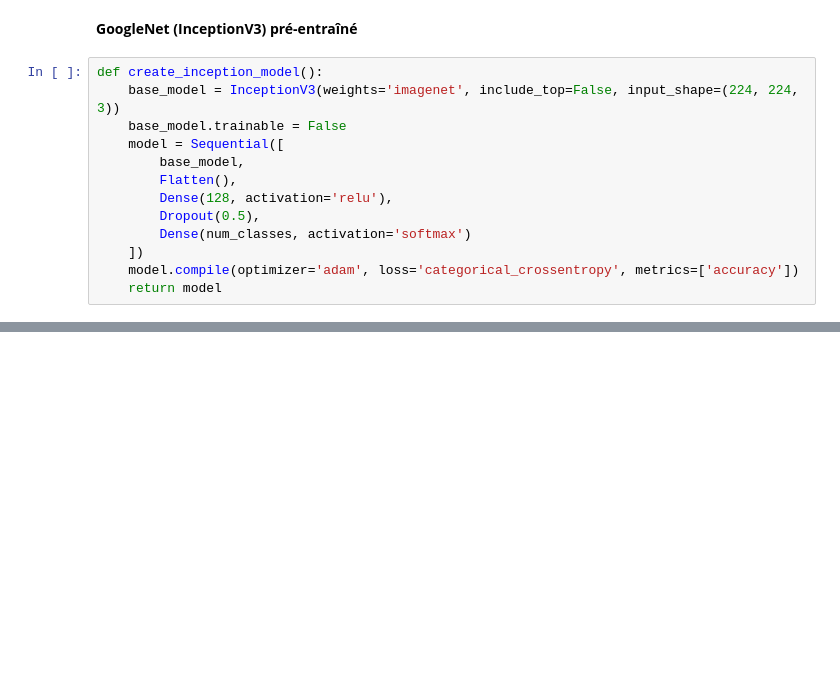
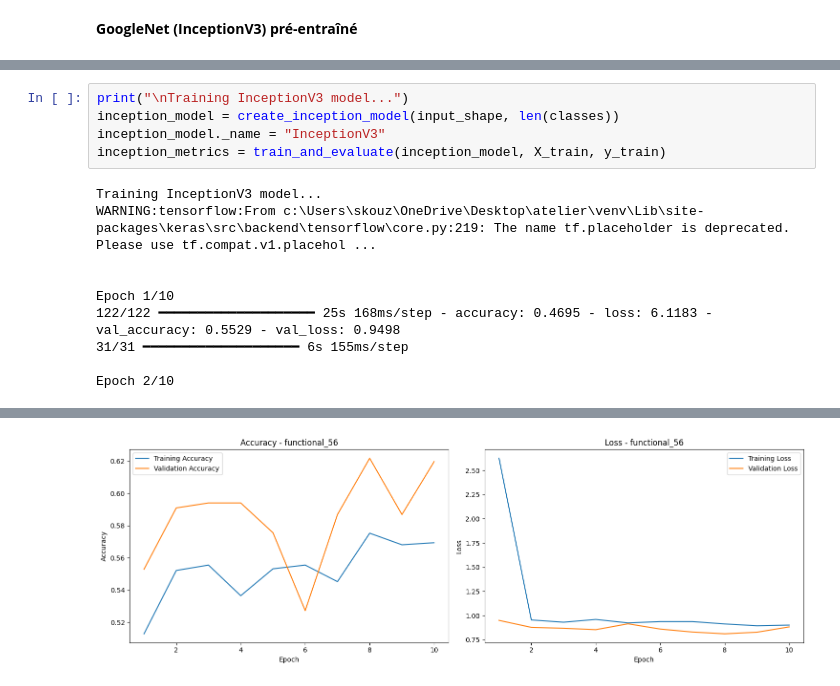
Before and after one commit to skander951/MRI-Based-Dementia-Classification-Using-Deep-Learning, a Jupyter notebook: Classification des IRM cérébrales.ipynb, the cells around one changed output, grey strips where cells are left out. Saved outputs shown, nothing was run; the diff lists cells and outputs as text; blank space fills up the shorter version.

```diff
--- a/Classification des IRM cérébrales.ipynb
+++ b/Classification des IRM cérébrales.ipynb
@@ -192,16 +238,3 @@ def create_vgg_model():
     return model
 # %% [markdown]
 **GoogleNet (InceptionV3) pré-entraîné**
-# %%
-def create_inception_model():
-    base_model = InceptionV3(weights='imagenet', include_top=False, input_shape=(224, 224, 3))
-    base_model.trainable = False
-    model = Sequential([
-        base_model,
-        Flatten(),
-        Dense(128, activation='relu'),
-        Dropout(0.5),
-        Dense(num_classes, activation='softmax')
-    ])
-    model.compile(optimizer='adam', loss='categorical_crossentropy', metrics=['accuracy'])
-    return model
@@ -386,0 +463,15 @@ models_dict = {"CNN": create_cnn_model(), "VGG": create_vgg_model(), "Inception"
+# %%
+print("\nTraining InceptionV3 model...")
+inception_model = create_inception_model(input_shape, len(classes))
+inception_model._name = "InceptionV3"
+inception_metrics = train_and_evaluate(inception_model, X_train, y_train)
+# %% [output]
+Training InceptionV3 model...
+WARNING:tensorflow:From c:\Users\skouz\OneDrive\Desktop\atelier\venv\Lib\site-packages\keras\src\backend\tensorflow\core.py:219: The name tf.placeholder is deprecated. Please use tf.compat.v1.placehol ...
+
+
+Epoch 1/10
+122/122 ━━━━━━━━━━━━━━━━━━━━ 25s 168ms/step - accuracy: 0.4695 - loss: 6.1183 - val_accuracy: 0.5529 - val_loss: 0.9498
+31/31 ━━━━━━━━━━━━━━━━━━━━ 6s 155ms/step
+
+Epoch 2/10
@@ -386,0 +512 @@ models_dict = {"CNN": create_cnn_model(), "VGG": create_vgg_model(), "Inception"
+[figure, added]
```
Also changed, not shown: parts of 40 cells of this notebook, 1 other file.
